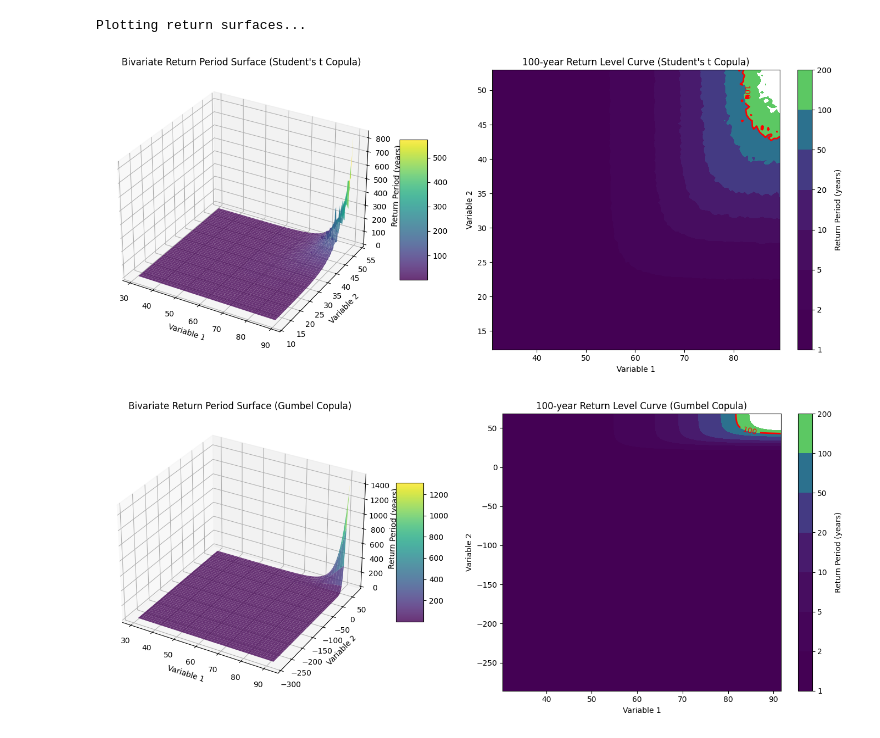
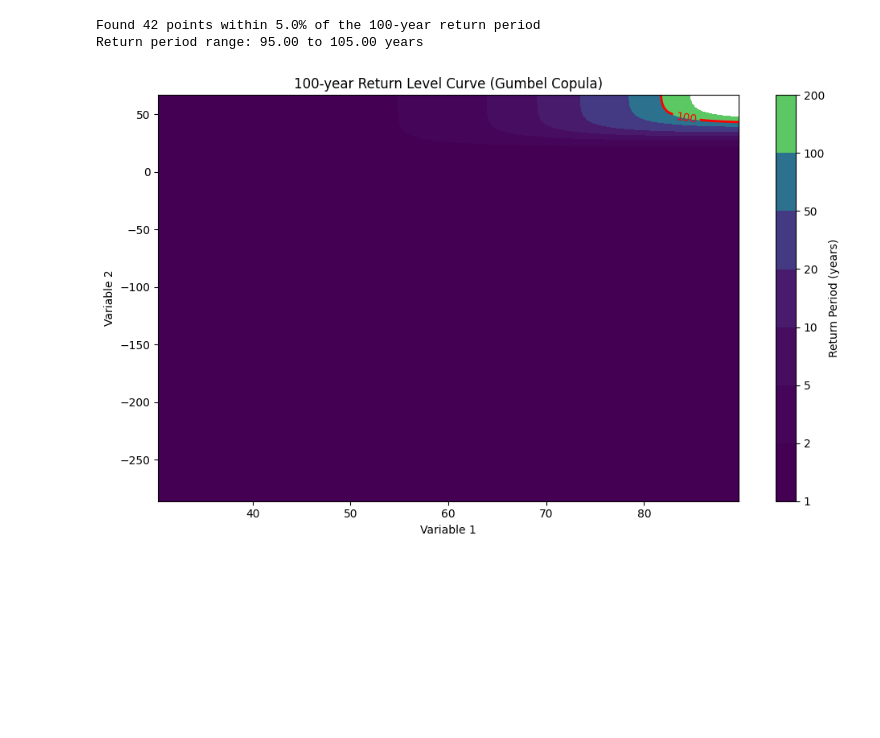
Before and after one commit to david0811/climate-risk-hackathon, a Jupyter notebook: copula1.ipynb, the cells around one changed output. Drawn from its saved outputs; the diff is of its cells as text; code cells hidden in the pictures; blank space fills up the shorter version.

Commit message:
copula

```diff
--- a/copula1.ipynb
+++ b/copula1.ipynb
@@ -689,16 +671,8 @@ u2 = stats.norm.cdf(z2)
 data1 = genextreme.ppf(u1, 0.1, 50, 10)
 data2 = genextreme.ppf(u2, -0.05, 20, 5)
 
-# Select the best copula
-print("Selecting the best copula...")
-best_copula, copula_results = select_best_copula(data1, data2)
-
 # Perform bivariate GEV analysis with the best copula
-print(f"\nPerforming bivariate GEV analysis using {best_copula} copula...")
-results = bivariate_gev_analysis(data1, data2, copula_type=best_copula)
-
-# Also try with a specified copula
-specified_copula = 'gumbel'
-print(f"\nPerforming bivariate GEV analysis using {specified_copula} copula...")
-results_gumbel = bivariate_gev_analysis(data1, data2, copula_type=specified_copula)
+results_gumbel = bivariate_gev_analysis(data1, data2, copula_type='gumbel')
+results_gauss = bivariate_gev_analysis(data1, data2, copula_type='gaussian')
+results_student = bivariate_gev_analysis(data1, data2, copula_type='student_t')
 # %% [output]
@@ -722,9 +688,9 @@ Fitted Gumbel Copula Parameter: theta=1.0106
 # %%
 # Plot results for both
-print("Plotting return surfaces...")
-fig1 = plot_return_surface(results, return_period=100)
-fig2 = plot_return_surface(results_gumbel, return_period=100)
+fig, gumbel_boundary_info = plot_return_surface(results_gumbel, return_period=100, nx=100, ny=100, tolerance=0.05)
+# fig, joint_rp_gauss = plot_return_surface(results_gauss, return_period=100)
+# fig, joint_rp_student = plot_return_surface(results_student, return_period=100)
 # %% [output]
-Plotting return surfaces...
+Found 42 points within 5.0% of the 100-year return period
+Return period range: 95.00 to 105.00 years
-[figure, old version]
+[figure, new version]
-[figure, removed]
```
Also changed, not shown: parts of 5 cells of this notebook.
